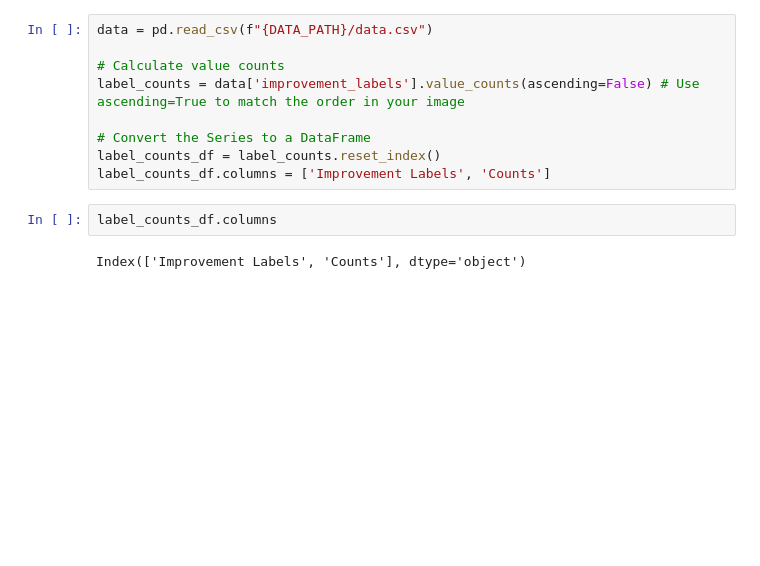
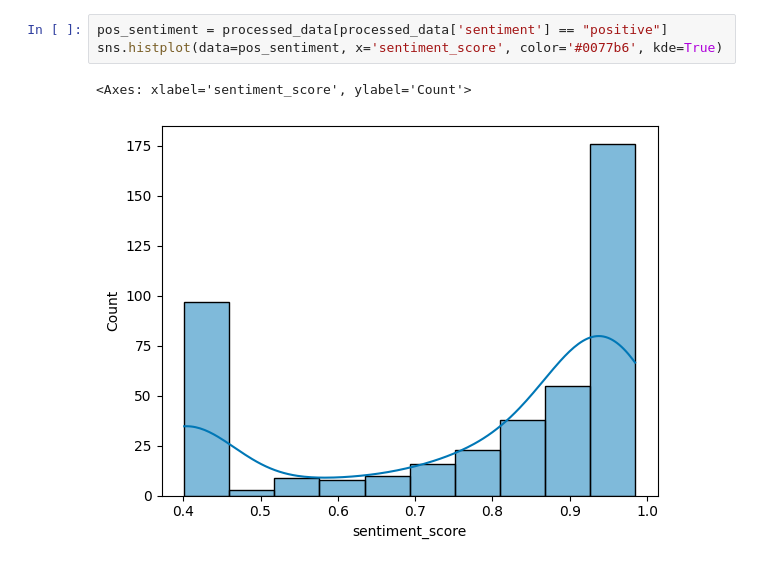
Before and after one commit to janduplessis883/friends-and-family-test-analysis, a Jupyter notebook: notebooks/exploration.ipynb, the cells around one changed output. Cells and saved outputs as stored; diff of their text form; blank space fills up the shorter version.

```diff
--- a/notebooks/exploration.ipynb
+++ b/notebooks/exploration.ipynb
@@ -210,13 +49,6 @@ plt.show()
-# %%
-data = pd.read_csv(f"{DATA_PATH}/data.csv")
-
-# Calculate value counts
-label_counts = data['improvement_labels'].value_counts(ascending=False) # Use ascending=True to match the order in your image
-
-# Convert the Series to a DataFrame
-label_counts_df = label_counts.reset_index()
-label_counts_df.columns = ['Improvement Labels', 'Counts']
-# %%
-label_counts_df.columns
-# %% [output]
-Index(['Improvement Labels', 'Counts'], dtype='object')
+# %%
+pos_sentiment = processed_data[processed_data['sentiment'] == "positive"]
+sns.histplot(data=pos_sentiment, x='sentiment_score', color='#0077b6', kde=True)
+# %% [output]
+<Axes: xlabel='sentiment_score', ylabel='Count'>
+[figure, added]
```
Also changed, not shown: parts of 20 cells of this notebook, 3 other files.
